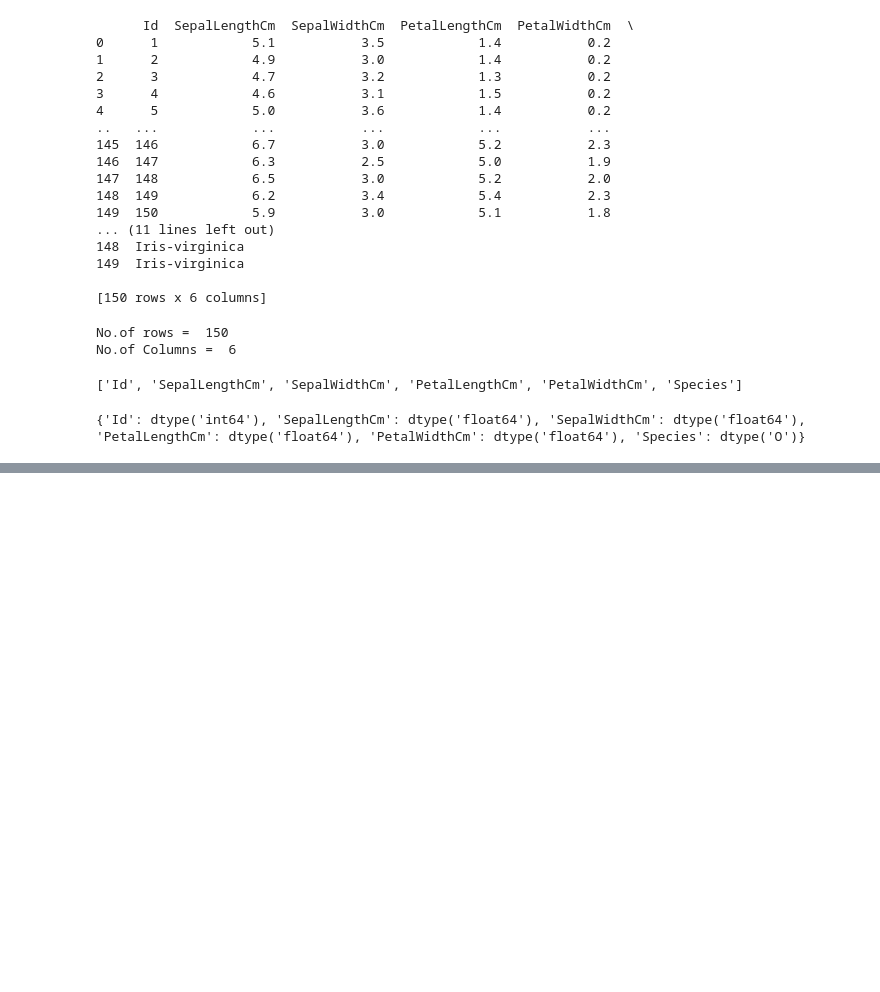
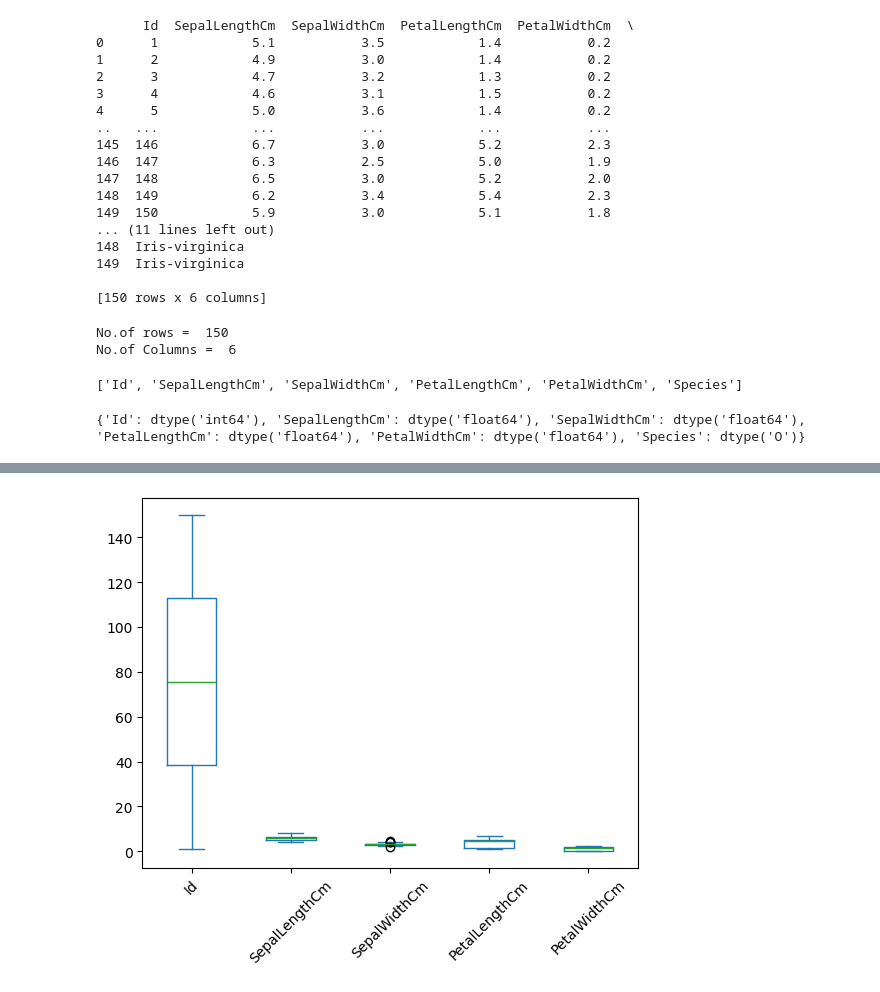
Before and after one commit to Lohith-9923/SoC, a Jupyter notebook: Week-2/Week_2.ipynb, the cells around one changed output, grey strips where cells are left out. Saved outputs shown, nothing was run; the diff lists cells and outputs as text; code cells hidden in the pictures; blank space fills up the shorter version.

```diff
--- a/Week-2/Week_2.ipynb
+++ b/Week-2/Week_2.ipynb
@@ -117,0 +168,7 @@ plt.show()
+# %%
+# 10. Box and whisker's plot for all columns of given Dataframe
+df.plot(kind='box')
+plt.xticks(rotation=45)
+plt.show()
+# %% [output]
+[figure, added]
```
Also changed, not shown: parts of 9 cells of this notebook.
